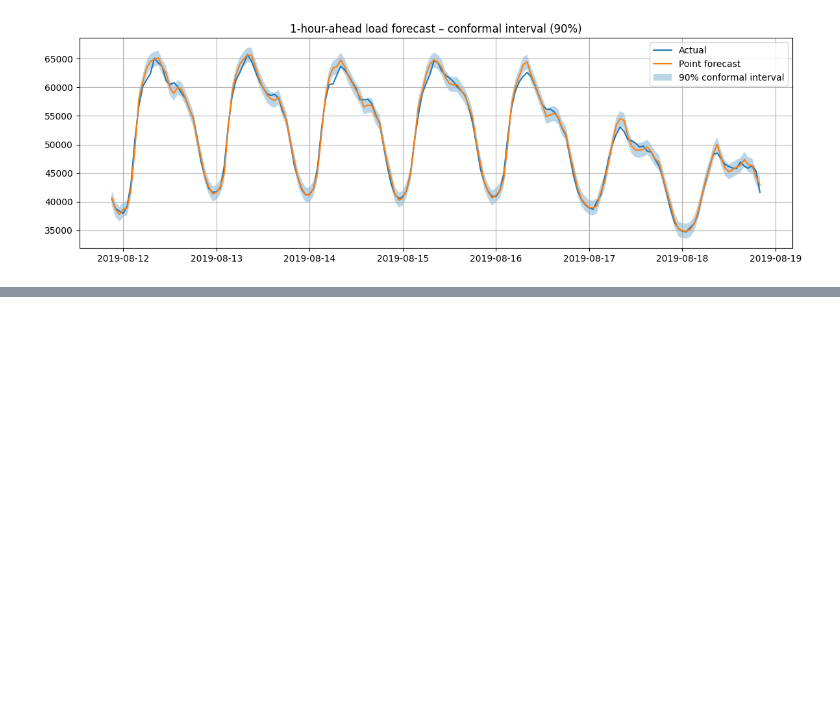
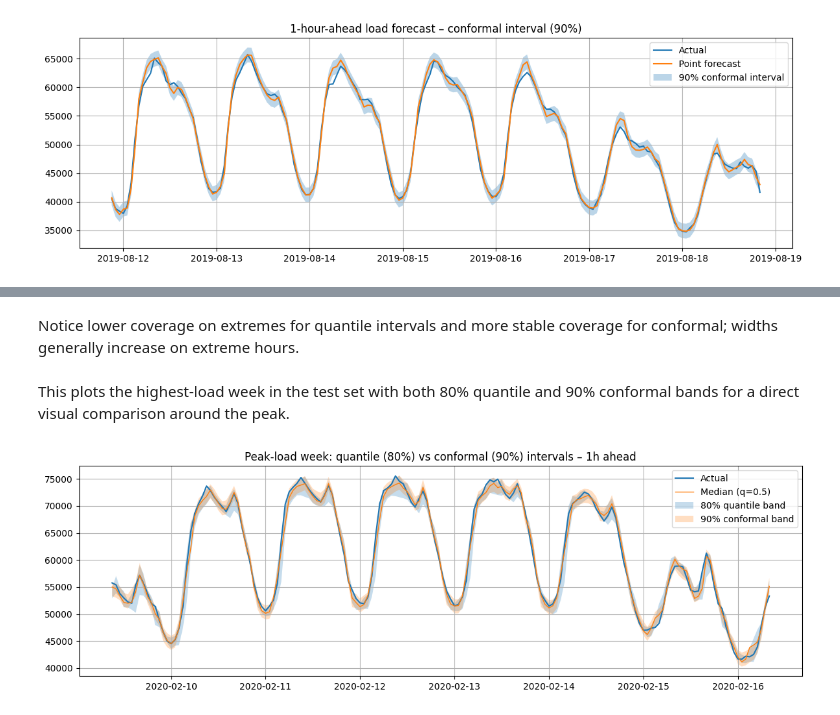
Before and after one commit to RuiyanH/Renewable-Generation-Forecasting, a Jupyter notebook: notebooks/04_probabilistic_forecasts.ipynb, the cells around one changed output, grey strips where cells are left out. Cells and saved outputs as stored; diff of their text form; code cells hidden in the pictures; blank space fills up the shorter version.

```diff
--- a/notebooks/04_probabilistic_forecasts.ipynb
+++ b/notebooks/04_probabilistic_forecasts.ipynb
@@ -161,0 +335,22 @@ plt.show()
+# %% [markdown]
+Notice lower coverage on extremes for quantile intervals and more stable coverage for conformal; widths generally increase on extreme hours.
+# %% [markdown]
+This plots the highest-load week in the test set with both 80% quantile and 90% conformal bands for a direct visual comparison around the peak.
+# %%
+# Plot a peak-load week with intervals (1h horizon)
+peak_idx = int(np.argmax(y_test.values))
+start_idx = max(0, peak_idx - 3*24)
+end_idx = min(len(y_test), peak_idx + 4*24)
+sl = slice(start_idx, end_idx)
+
+plt.figure(figsize=(12, 4))
+plt.plot(y_test.index[sl], y_test.values[sl], label="Actual", lw=1.5)
+plt.plot(y_test.index[sl], median_q[sl], label="Median (q=0.5)", lw=1.0)
+plt.fill_between(y_test.index[sl], lower_q[sl], upper_q[sl], alpha=0.25, label="80% quantile band")
+plt.fill_between(y_test.index[sl], lower_conf[sl], upper_conf[sl], alpha=0.25, label="90% conformal band")
+plt.title("Peak-load week: quantile (80%) vs conformal (90%) intervals – 1h ahead")
+plt.legend()
+plt.tight_layout()
+plt.show()
+# %% [output]
+[figure, added]
```
Also changed, not shown: parts of 36 cells of this notebook, 6 other files.
